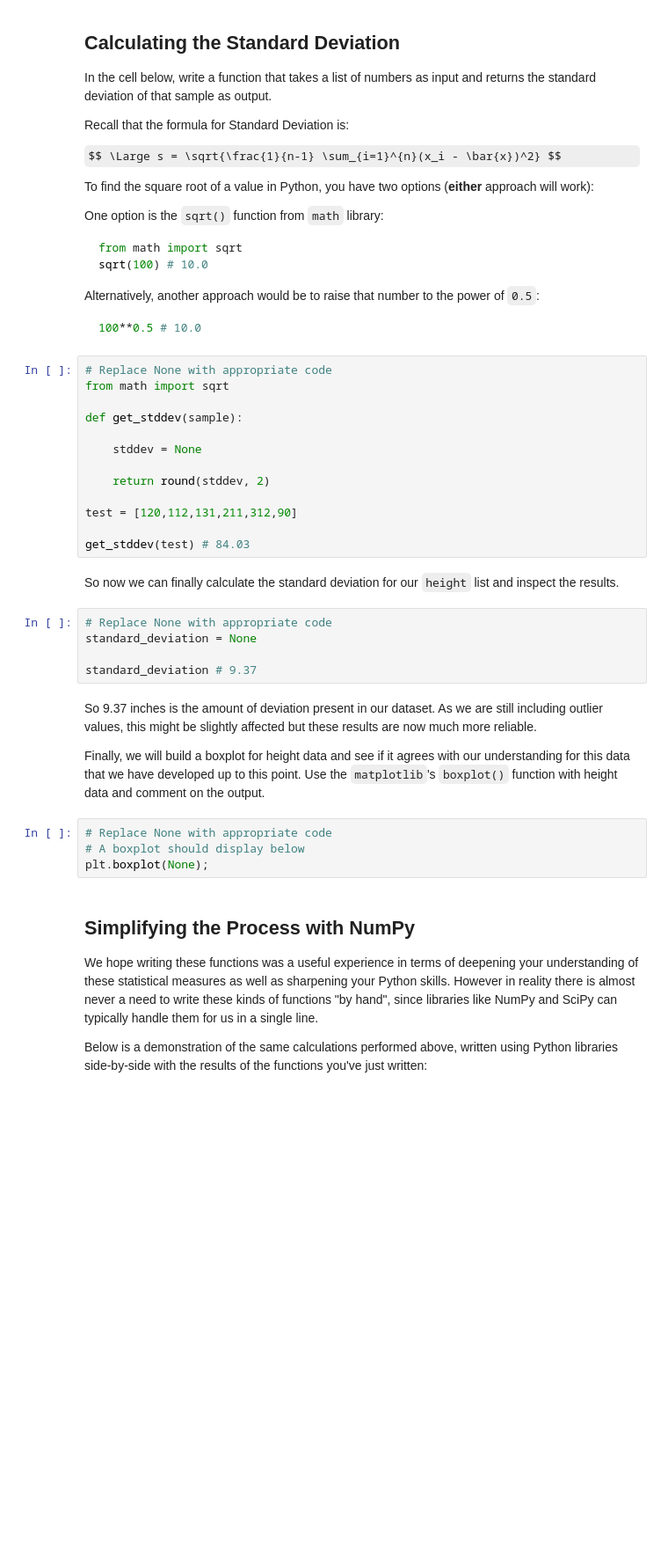
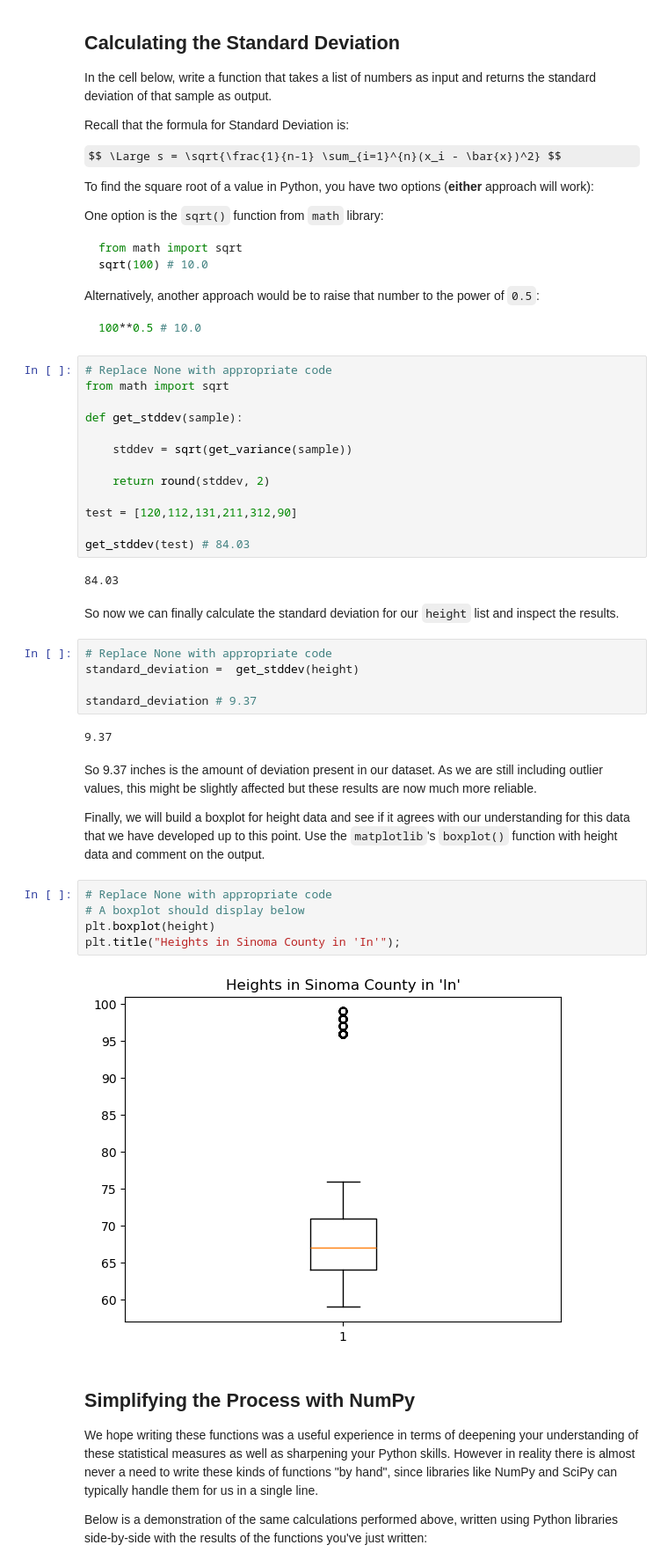
Before and after one commit to marxmayama/dsc-implementing-statistics-with-functions-lab, a Jupyter notebook: index.ipynb, the cells around one changed output. Shown: that part at 88% size. Saved outputs shown, nothing was run; the diff lists cells and outputs as text; some formulas as TeX source; blank space fills up the shorter version.

```diff
--- a/index.ipynb
+++ b/index.ipynb
@@ -442,20 +497,24 @@ from math import sqrt
 
 def get_stddev(sample):
 
-    stddev = None
+    stddev = sqrt(get_variance(sample))
 
     return round(stddev, 2)
 
 test = [120,112,131,211,312,90]
 
 get_stddev(test) # 84.03
+# %% [output]
+84.03
 # %% [markdown]
 So now we can finally calculate the standard deviation for our `height` list and inspect the results.
 # %%
 # Replace None with appropriate code
-standard_deviation = None
+standard_deviation =  get_stddev(height)
 
 standard_deviation # 9.37
+# %% [output]
+9.37
 # %% [markdown]
 So 9.37 inches is the amount of deviation present in our dataset. As we are still including outlier values, this might be slightly affected but these results are now much more reliable.
 
@@ -463,7 +522,10 @@ Finally, we will build a boxplot for height data and see if it agrees with our u
 # %%
 # Replace None with appropriate code
 # A boxplot should display below
-plt.boxplot(None);
+plt.boxplot(height)
+plt.title("Heights in Sinoma County in 'In'");
+# %% [output]
+[figure, added]
 # %% [markdown]
 ## Simplifying the Process with NumPy
 
```
Also changed, not shown: parts of 11 cells of this notebook.
